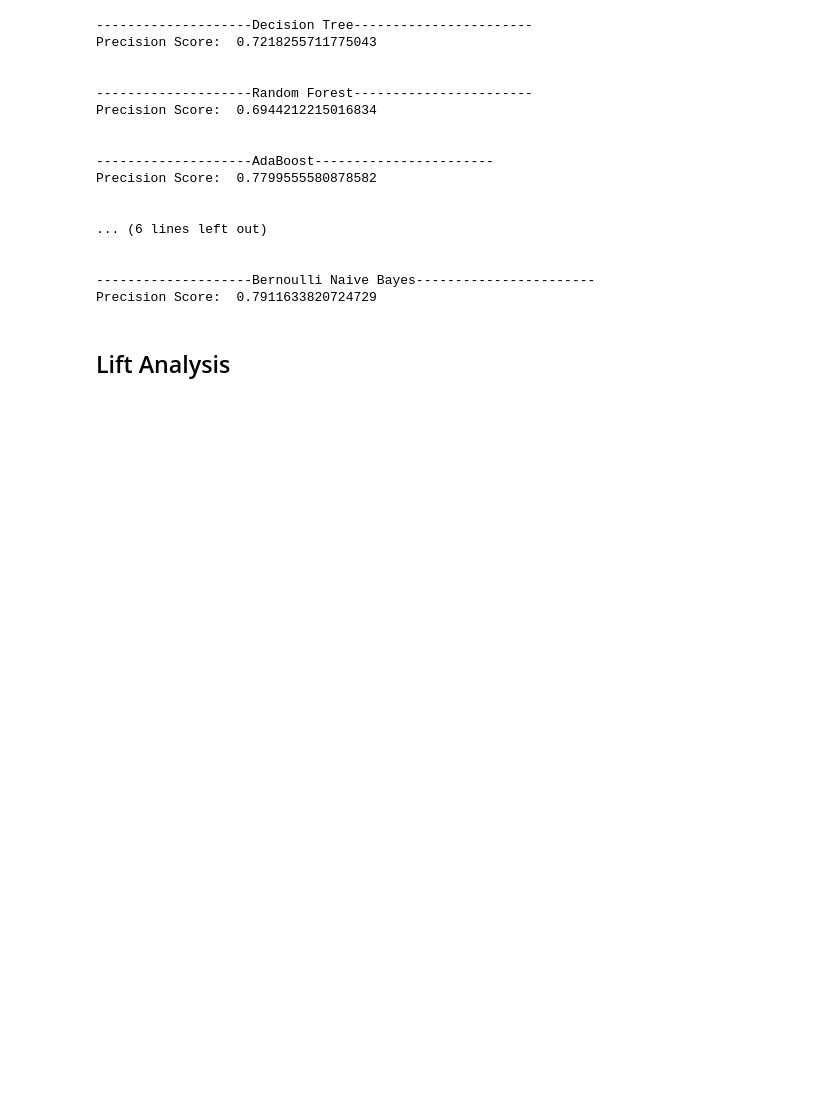
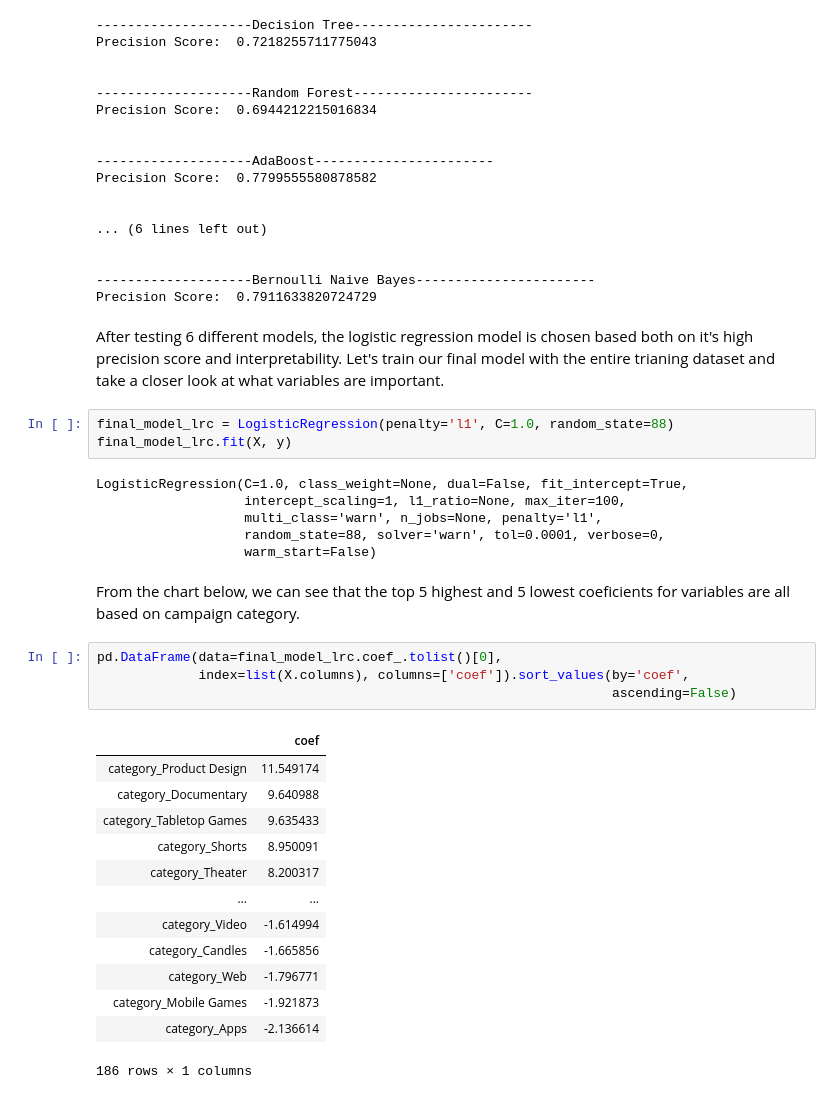
Before and after one commit to Abdul24/crowdfunding_campaign_selection, a Jupyter notebook: notebooks/04_reports/20191017-final-report.ipynb, the cells around one changed output. Saved outputs shown, nothing was run; the diff lists cells and outputs as text; blank space fills up the shorter version.

```diff
--- a/notebooks/04_reports/20191017-final-report.ipynb
+++ b/notebooks/04_reports/20191017-final-report.ipynb
@@ -507,5 +494,34 @@ Precision Score:  0.7799555580878582
 
 --------------------Bernoulli Naive Bayes-----------------------
 Precision Score:  0.7911633820724729
-# %% [markdown]
-## Lift Analysis
+# %% [markdown]
+After testing 6 different models, the logistic regression model is chosen based both on it's high precision score and interpretability. Let's train our final model with the entire trianing dataset and take a closer look at what variables are important.
+# %%
+final_model_lrc = LogisticRegression(penalty='l1', C=1.0, random_state=88)
+final_model_lrc.fit(X, y)
+# %% [output]
+LogisticRegression(C=1.0, class_weight=None, dual=False, fit_intercept=True,
+                   intercept_scaling=1, l1_ratio=None, max_iter=100,
+                   multi_class='warn', n_jobs=None, penalty='l1',
+                   random_state=88, solver='warn', tol=0.0001, verbose=0,
+                   warm_start=False)
+# %% [markdown]
+From the chart below, we can see that the top 5 highest and 5 lowest coeficients for variables are all based on campaign category.
+# %%
+pd.DataFrame(data=final_model_lrc.coef_.tolist()[0],
+             index=list(X.columns), columns=['coef']).sort_values(by='coef',
+                                                                  ascending=False)
+# %% [output]
+|  | coef |
+| category_Product Design | 11.549174 |
+| category_Documentary | 9.640988 |
+| category_Tabletop Games | 9.635433 |
+| category_Shorts | 8.950091 |
+| category_Theater | 8.200317 |
+| ... | ... |
+| category_Video | -1.614994 |
+| category_Candles | -1.665856 |
+| category_Web | -1.796771 |
+| category_Mobile Games | -1.921873 |
+| category_Apps | -2.136614 |
+186 rows × 1 columns
```
Also changed, not shown: parts of 20 cells of this notebook.
